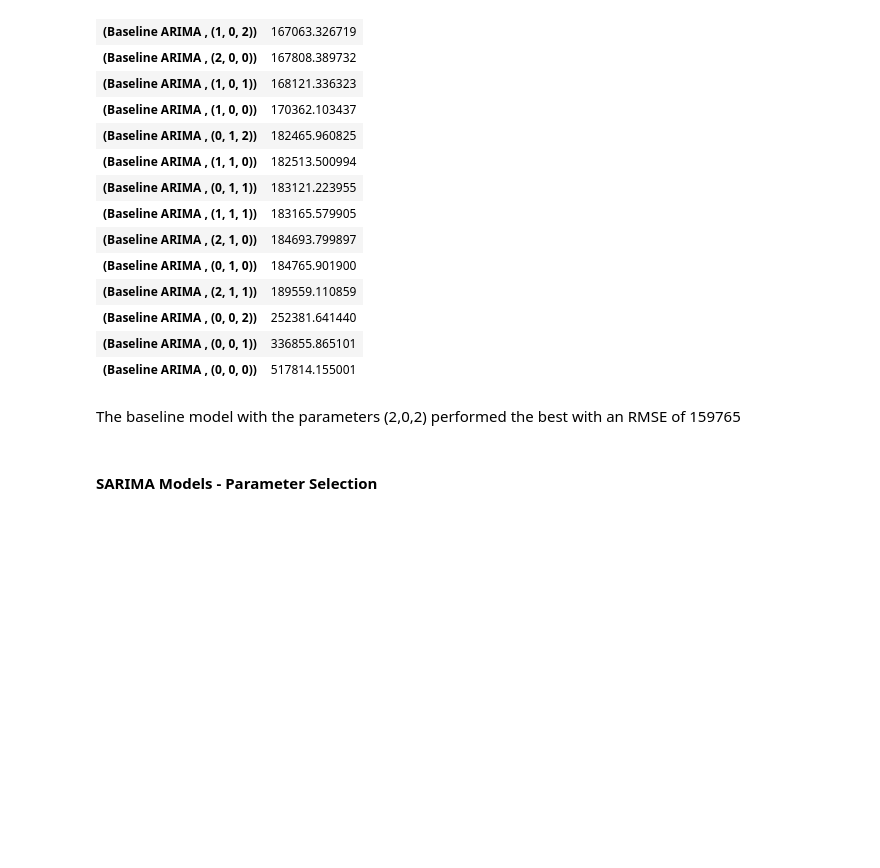
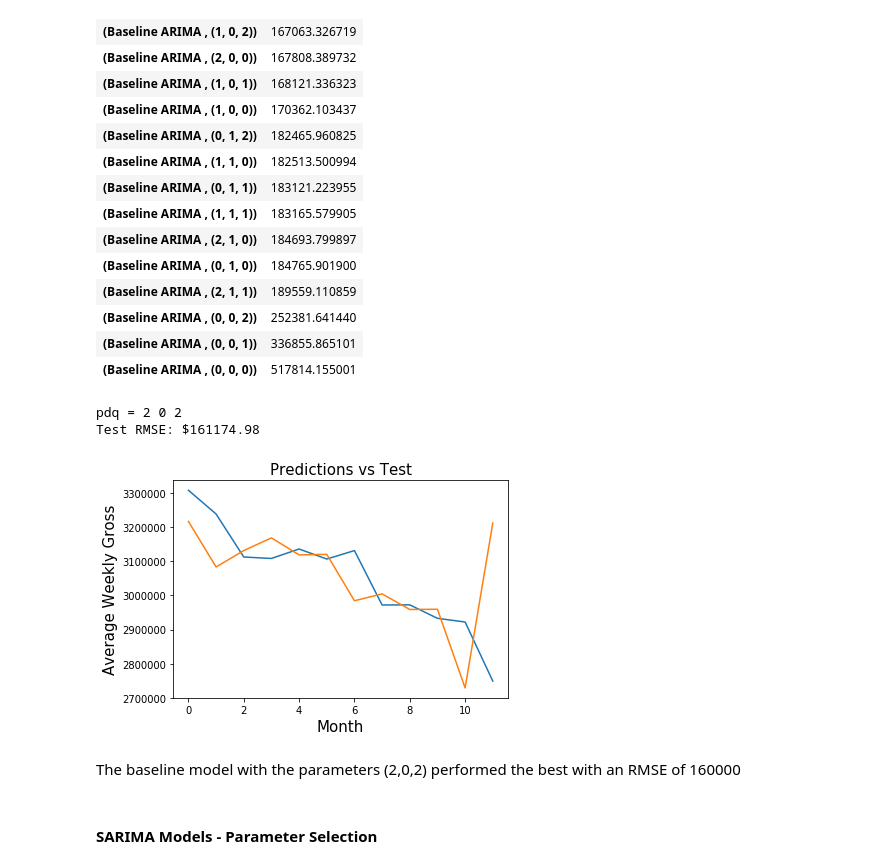
Before and after one commit to yjschein/Broadway_Show_Predictions, a Jupyter notebook: FinalNotebook.ipynb, the cells around one changed output. Cells and saved outputs as stored; diff of their text form; code cells hidden in the pictures; blank space fills up the shorter version.

```diff
--- a/FinalNotebook.ipynb
+++ b/FinalNotebook.ipynb
@@ -295,8 +303,36 @@ s.sort_values(by = 'RMSE')
 | (Baseline ARIMA , (0, 0, 2)) | 252381.641440 |
 | (Baseline ARIMA , (0, 0, 1)) | 336855.865101 |
 | (Baseline ARIMA , (0, 0, 0)) | 517814.155001 |
+# %%
+X = df_month['gross']
+train, test = X['2015-07-01':'2018-12-01'], X['2019-01-01':'2019-12-01']
+history = [x for x in train]
+predictions = list()
+for t in range(len(test)):
+    model = ARIMA(history, order=(2,0,2))
+    model_fit = model.fit(disp=0)
+    output = model_fit.forecast()
+    yhat = output[0]
+    predictions.append(yhat)
+    obs = test[t]
+    history.append(obs)
+rmse = sqrt(mean_squared_error(test, predictions))
+print('pdq =',2,0,2)
+print('Test RMSE: $%.2f' % rmse)
+
+
+plt.plot(range(12), predictions)
+plt.plot(range(12), test)
+plt.xlabel('Month', fontsize=15)
+plt.ylabel('Average Weekly Gross', fontsize=15)
+plt.title("Predictions vs Test", fontsize=15)
+plt.show()
+# %% [output]
+pdq = 2 0 2
+Test RMSE: $161174.98
+[figure, added]
 # %% [markdown]
-The baseline model with the parameters (2,0,2) performed the best with an RMSE of 159765
+The baseline model with the parameters (2,0,2) performed the best with an RMSE of 160000
 # %% [markdown]
 #### SARIMA Models - Parameter Selection
 # %% [markdown]
```
Also changed, not shown: parts of 10 cells of this notebook, 1 other file.
